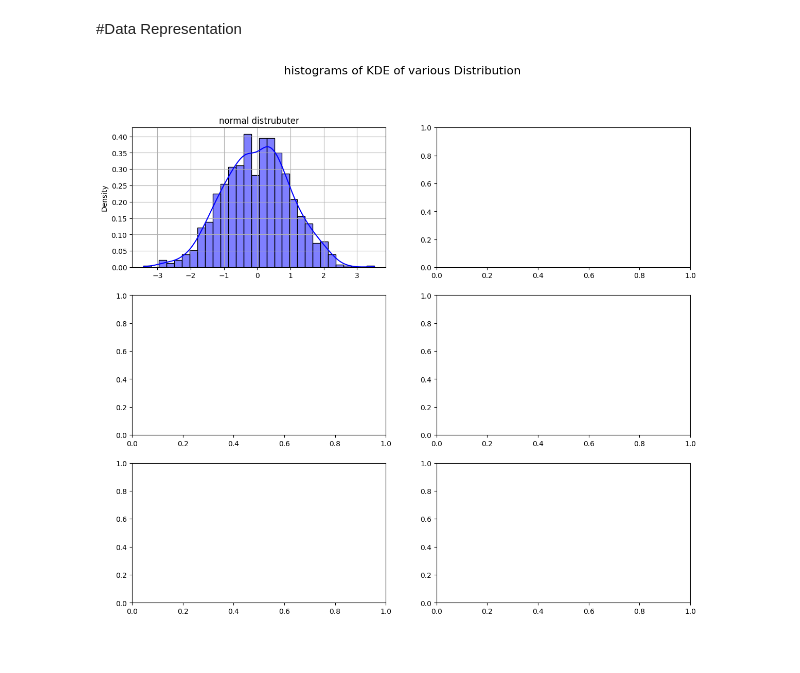
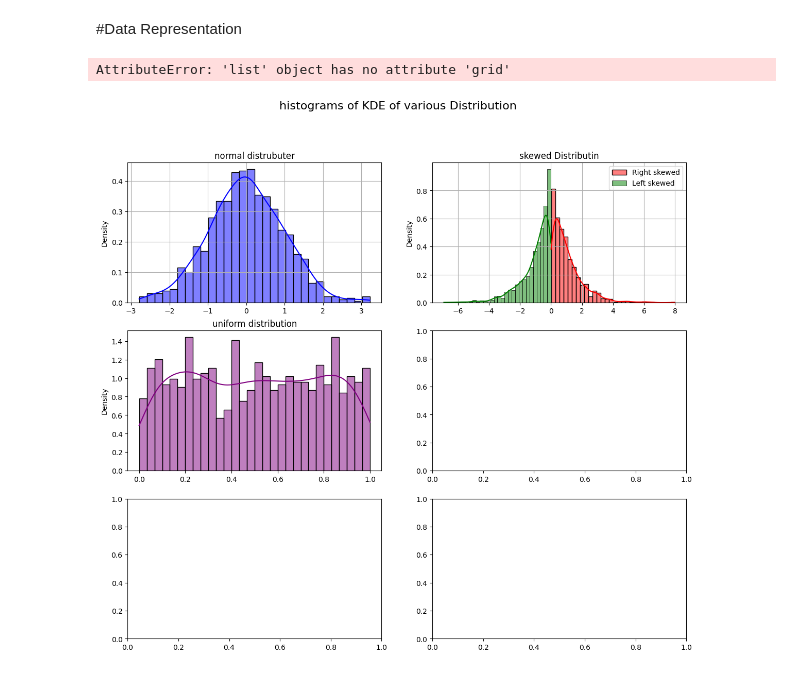
Before and after one commit to khushirajput01/All-statistics-Solution, a Jupyter notebook: all_statistics.ipynb, the cells around one changed output. Cells and saved outputs as stored; diff of their text form; code cells hidden in the pictures.

```diff
--- a/all_statistics.ipynb
+++ b/all_statistics.ipynb
@@ -229,16 +229,42 @@ the pop std is 10.728561917439192
 # %%
 import numpy as np
 import matplotlib.pyplot as plt
 import seaborn as sns
 
 #create a figure of axes
 fig, axs = plt.subplots(3, 2, figsize=(14, 12))
 fig.suptitle("histograms of KDE of various Distribution", fontsize=16)
 
-# normal distribution (Gaussian distribution)
+#1. normal distribution (Gaussian distribution)
 data_normal = np.random.normal(loc=0, scale=1, size=1000,) #mean, std dev=1
 sns.histplot(data_normal, kde=True, ax=axs[0, 0], color='blue', stat='density', bins=30)
 axs[0, 0].set_title('normal distrubuter')
 axs[0, 0].grid(True)
+
+#2. Left Skewed
+data_left_skewed=-np.random.exponential(scale=1, size=1000)
+
+#Left Skewed
+data_right_skewed=np.random.exponential(scale=1, size=1000)
+
+#3. Right Skewed Histogram
+sns.histplot(data_right_skewed, kde=True, ax=axs[0,1], color='Red', stat='density', bins=30, label='Right skewed')
+
+#Left skewed Histogram
+sns.histplot(data_left_skewed, kde=True, ax=axs[0,1], color='green', stat='density', bins=30, label='Left skewed')
+
+axs[0, 1].set_title('skewed Distributin')
+axs[0, 1].legend()
+axs[0, 1].grid(True)
+
+#4. Uniform Distribution
+data_uniform = np.random.uniform(low=0, high=1, size=1000)
+
+#uniform distribution b/w 0 and 1
+sns.histplot(data_uniform, kde=True, ax=axs[1, 0], color ='purple', stat='density', bins=30)
+
+axs[1,0].set_title('uniform distribution')
+axs=[1,0].grid(True)
 # %% [output]
+AttributeError: 'list' object has no attribute 'grid'
-[figure, old version]
+[figure, new version]
```
Also changed, not shown: parts of 2 cells of this notebook.
